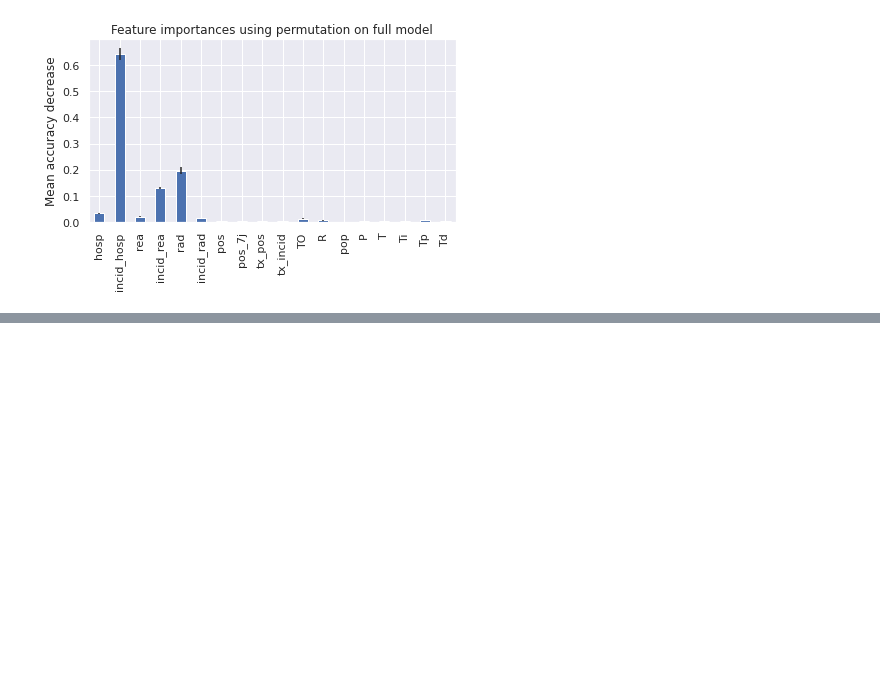
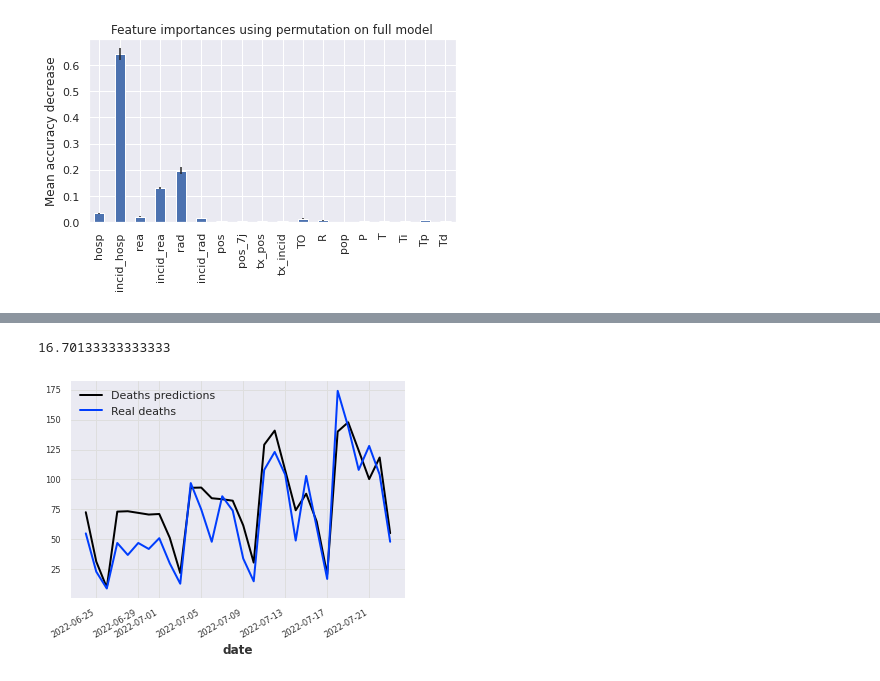
Before and after one commit to WLDCH/covid19-deaths-prediction, a Jupyter notebook: model_training.ipynb, the cells around one changed output, grey strips where cells are left out. Drawn from its saved outputs; the diff is of its cells as text; code cells hidden in the pictures; blank space fills up the shorter version.

```diff
--- a/model_training.ipynb
+++ b/model_training.ipynb
@@ -154,0 +200,16 @@ plt.show()
+# %%
+model = RandomForest(
+            lags=[-1, -2, -3, -4, -5, -6, -7],
+            lags_future_covariates=[0],
+)
+
+model.fit(series=y_train, future_covariates=future_cov)
+y_pred = model.predict(n=len(y_val), series=y_train, future_covariates=future_cov)
+
+y_pred.plot(label='Deaths predictions')
+y[-30:].plot(label='Real deaths')
+mae = mean_absolute_error(y_val.values().reshape(-1), y_pred.values().reshape(-1))
+mae
+# %% [output]
+16.70133333333333
+[figure, added]
```
Also changed, not shown: parts of 18 cells of this notebook.
